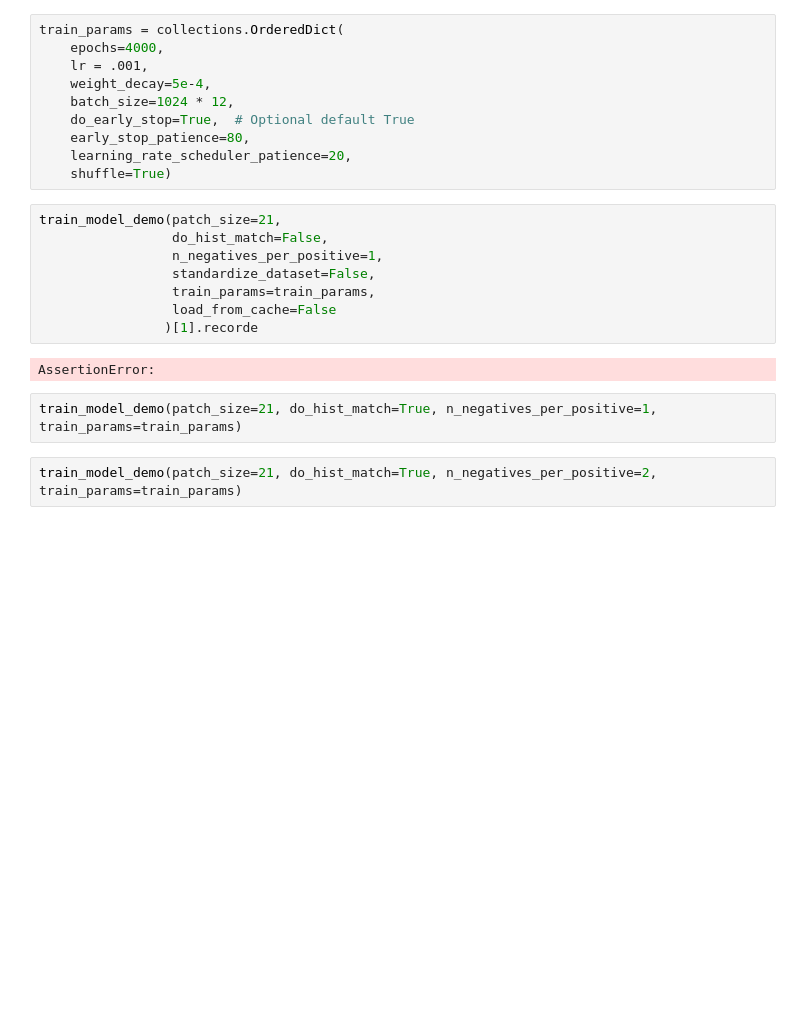
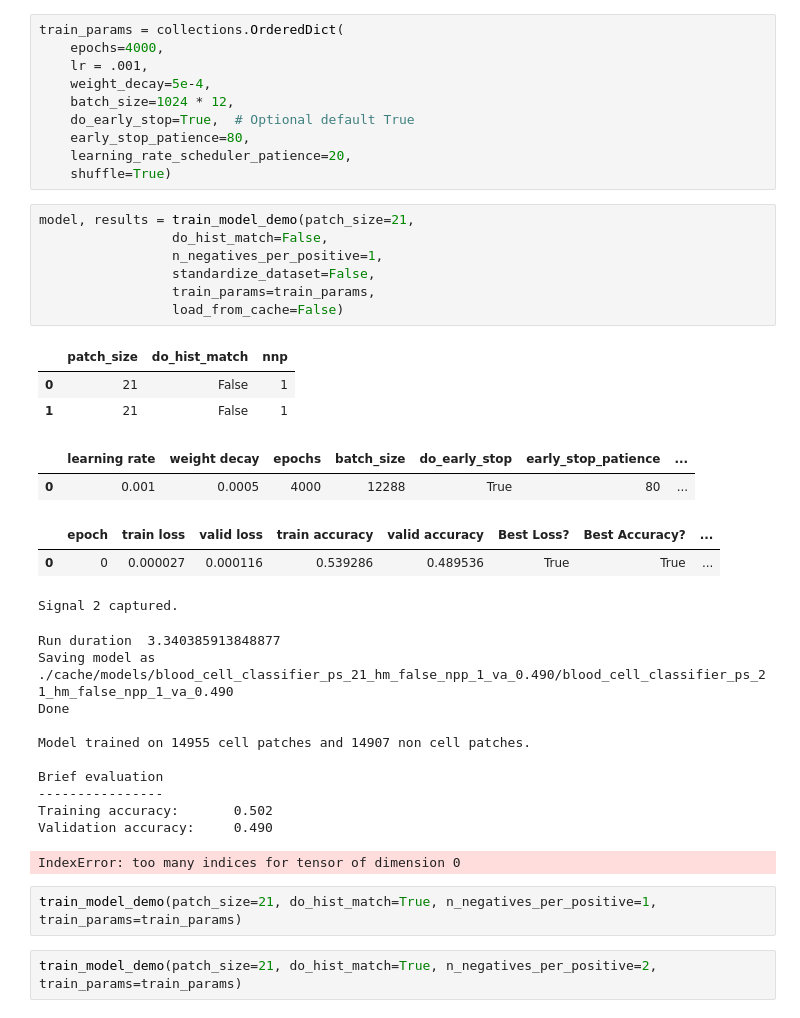
Before and after one commit to cchadj/cell-tracking-ucl-thesis, a Jupyter notebook: train-model-minimal.ipynb, the cells around one changed output. Cells and saved outputs as stored; diff of their text form; blank space fills up the shorter version.

```diff
--- a/train-model-minimal.ipynb
+++ b/train-model-minimal.ipynb
@@ -29,15 +27,32 @@ train_params = collections.OrderedDict(
     learning_rate_scheduler_patience=20,
     shuffle=True)
 # %%
-train_model_demo(patch_size=21,
+model, results = train_model_demo(patch_size=21,
                  do_hist_match=False,
                  n_negatives_per_positive=1,
                  standardize_dataset=False,
                  train_params=train_params,
-                 load_from_cache=False
-                )[1].recorde
+                 load_from_cache=False)
 # %% [output]
+|  | patch_size | do_hist_match | nnp |
+| 0 | 21 | False | 1 |
+| 1 | 21 | False | 1 |
+|  | learning rate | weight decay | epochs | batch_size | do_early_stop | early_stop_patience | ... |
+| 0 | 0.001 | 0.0005 | 4000 | 12288 | True | 80 | ... |
+|  | epoch | train loss | valid loss | train accuracy | valid accuracy | Best Loss? | Best Accuracy? | ... |
+| 0 | 0 | 0.000027 | 0.000116 | 0.539286 | 0.489536 | True | True | ... |
-AssertionError:
+Signal 2 captured.
+Run duration  3.340385913848877
+Saving model as ./cache/models/blood_cell_classifier_ps_21_hm_false_npp_1_va_0.490/blood_cell_classifier_ps_21_hm_false_npp_1_va_0.490
+Done
+
+Model trained on 14955 cell patches and 14907 non cell patches.
+
+Brief evaluation
+----------------
+Training accuracy:       0.502
+Validation accuracy:     0.490
+IndexError: too many indices for tensor of dimension 0
 # %%
 train_model_demo(patch_size=21, do_hist_match=True, n_negatives_per_positive=1, train_params=train_params)
 # %%
```
Also changed, not shown: parts of 1 cell of this notebook, 1 other file.
